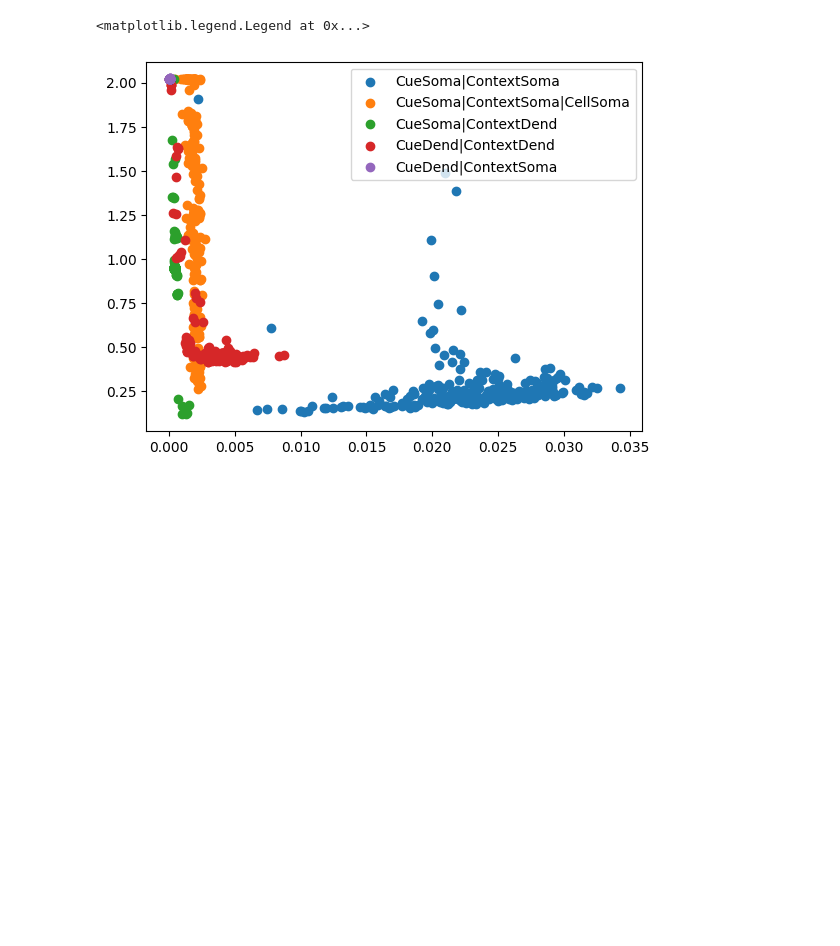
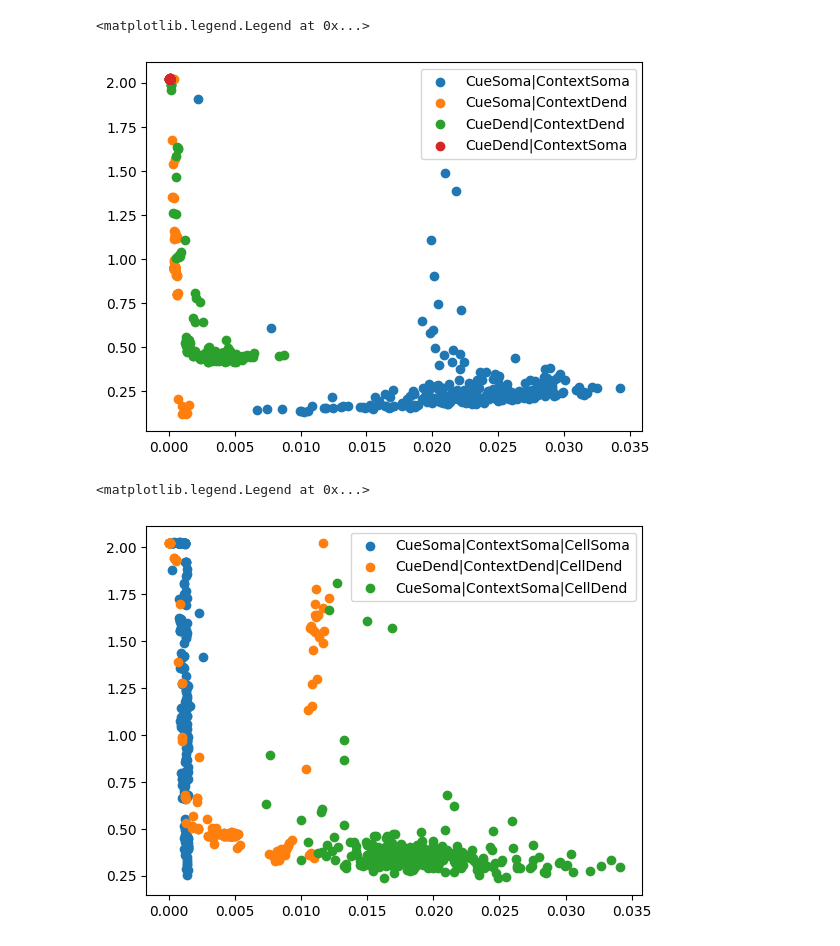
Before and after one commit to ntolley/dendractor, a Jupyter notebook: notebooks/plot_memorycontext_error_comparison.ipynb, the cells around one changed output. Drawn from its saved outputs; the diff is of its cells as text; code cells hidden in the pictures; blank space fills up the shorter version.

```diff
--- a/notebooks/plot_memorycontext_error_comparison.ipynb
+++ b/notebooks/plot_memorycontext_error_comparison.ipynb
@@ -77,6 +77,9 @@ data_path_cuedend_contextdend = '/users/ntolley/data/ntolley/dendractor/memoryco
 data_path_cuesoma_contextdend = '/users/ntolley/data/ntolley/dendractor/memorycontext_cuesoma_contextdend/'
 data_path_cuedend_contextsoma = '/users/ntolley/data/ntolley/dendractor/memorycontext_cuedend_contextsoma/'
 data_path_cuesoma_contextsoma_cellsoma = '/users/ntolley/data/ntolley/dendractor/memorycontext_cuesoma_contextsoma_cellsoma/'
+data_path_cuedend_contextdend_celldend = '/users/ntolley/data/ntolley/dendractor/memorycontext_cuedend_contextdend_celldend/'
+data_path_cuesoma_contextsoma_celldend = '/users/ntolley/data/ntolley/dendractor/memorycontext_cuesoma_contextsoma_celldend/'
+
 
 t_max = 2000
 dt = 0.25 # simulation output downsampled by factor of 10
@@ -135,6 +138,8 @@ res_dict_cuesoma_contextsoma = get_opt_data(data_path_cuesoma_contextsoma)
 res_dict_cuesoma_contextdend = get_opt_data(data_path_cuesoma_contextdend)
 res_dict_cuedend_contextsoma = get_opt_data(data_path_cuedend_contextsoma)
 res_dict_cuesoma_contextsoma_cellsoma = get_opt_data(data_path_cuesoma_contextsoma_cellsoma)
+res_dict_cuedend_contextdend_celldend = get_opt_data(data_path_cuedend_contextdend_celldend)
+res_dict_cuesoma_contextsoma_celldend = get_opt_data(data_path_cuesoma_contextsoma_celldend)
 # %% [output]
 Loading data from: /users/ntolley/data/ntolley/dendractor/memorycontext_cuedend_contextdend/
 Flow 0
@@ -155,14 +160,23 @@ Flow 3
 Flow 4
 # %%
 plt.scatter(res_dict_cuesoma_contextsoma['band_power_list'][4], res_dict_cuesoma_contextsoma['error_list'][4], label='CueSoma|ContextSoma')
-plt.scatter(res_dict_cuesoma_contextsoma_cellsoma['band_power_list'][4], res_dict_cuesoma_contextsoma_cellsoma['error_list'][4], label='CueSoma|ContextSoma|CellSoma')
+# plt.scatter(res_dict_cuesoma_contextsoma_cellsoma['band_power_list'][4], res_dict_cuesoma_contextsoma_cellsoma['error_list'][4], label='CueSoma|ContextSoma|CellSoma')
 plt.scatter(res_dict_cuesoma_contextdend['band_power_list'][4], res_dict_cuesoma_contextdend['error_list'][4], label='CueSoma|ContextDend')
 plt.scatter(res_dict_cuedend_contextdend['band_power_list'][4], res_dict_cuedend_contextdend['error_list'][4], label='CueDend|ContextDend')
 plt.scatter(res_dict_cuedend_contextsoma['band_power_list'][4], res_dict_cuedend_contextsoma['error_list'][4], label='CueDend|ContextSoma')
 plt.legend()
 # %% [output]
 <matplotlib.legend.Legend at 0x...>
-[figure, old version]
+[figure, new version]
+# %%
+plt.scatter(res_dict_cuesoma_contextsoma_cellsoma['band_power_list'][4], res_dict_cuesoma_contextsoma_cellsoma['error_list'][4], label='CueSoma|ContextSoma|CellSoma')
+plt.scatter(res_dict_cuedend_contextdend_celldend['band_power_list'][4], res_dict_cuedend_contextdend_celldend['error_list'][4], label='CueDend|ContextDend|CellDend')
+plt.scatter(res_dict_cuesoma_contextsoma_celldend['band_power_list'][3], res_dict_cuesoma_contextsoma_celldend['error_list'][3], label='CueSoma|ContextSoma|CellDend')
+
+plt.legend()
+# %% [output]
+<matplotlib.legend.Legend at 0x...>
+[figure, added]
 # %%
 labelsize = 16
 ticksize = 12
```
Also changed, not shown: parts of 5 cells of this notebook, 3 other files.
